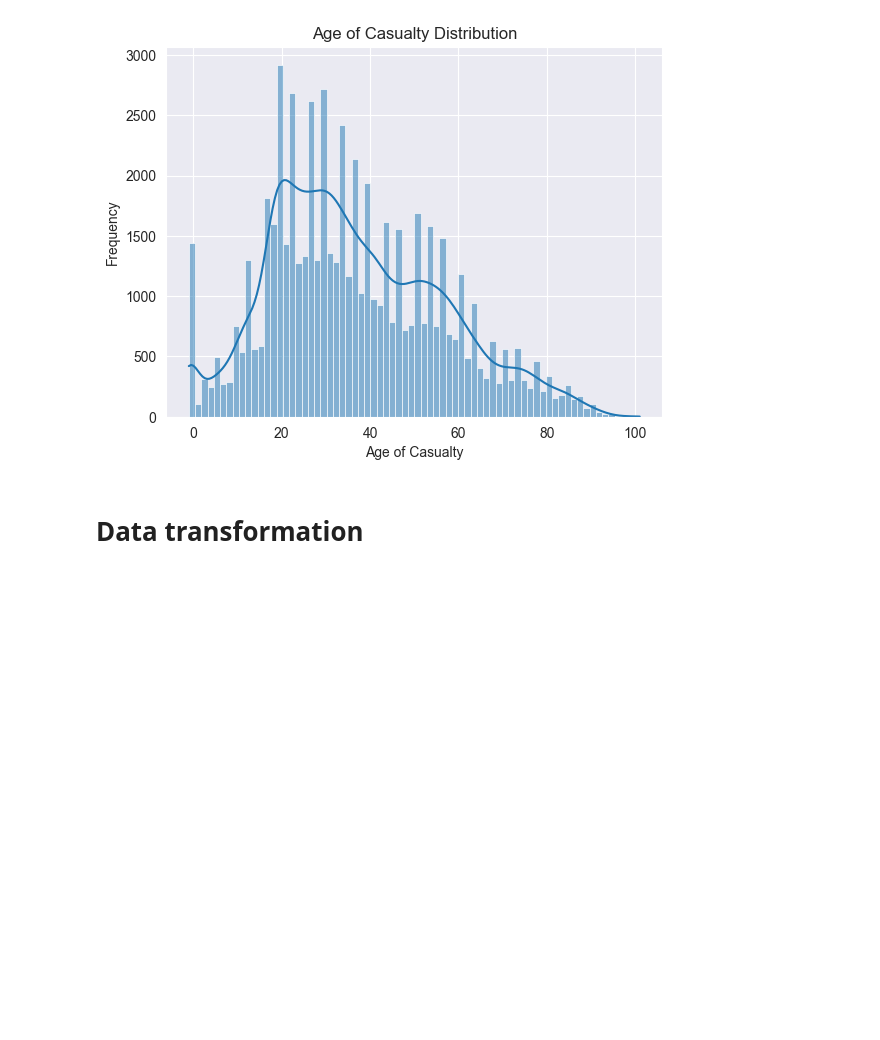
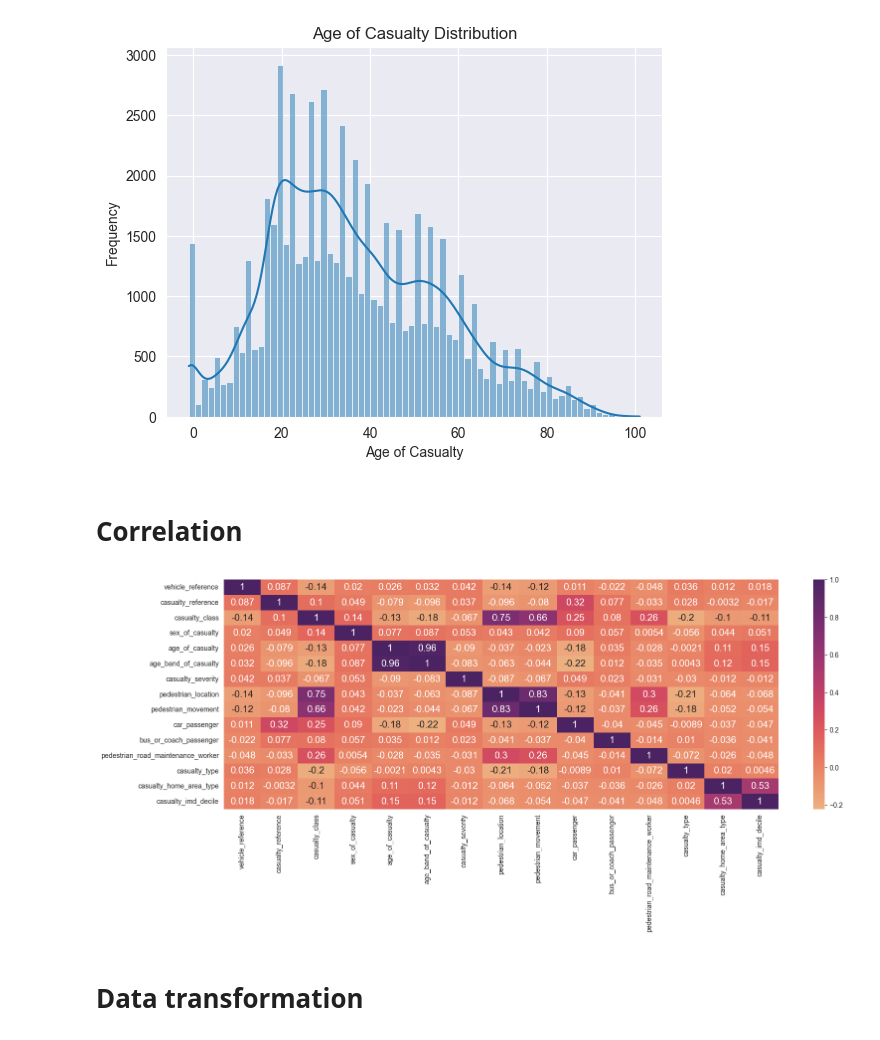
Before and after one commit to amin-fx/road-accident, a Jupyter notebook: main.ipynb, the cells around one changed output. Drawn from its saved outputs; the diff is of its cells as text; code cells hidden in the pictures; blank space fills up the shorter version.

```diff
--- a/main.ipynb
+++ b/main.ipynb
@@ -187,6 +187,17 @@ plt.ylabel('Frequency')
 plt.show()
 # %% [output]
 [figure]
+# %% [markdown]
+# Correlation
+# %%
+# Correlation of features
+dfDropped = df.drop(columns=["status", "lsoa_of_casualty", "accident_index", "accident_year", 'accident_reference'], axis=1)
+fig, ax = plt.subplots( figsize = (18,6) )
+corrMatrix = dfDropped.corr()
+corrHeatmap = sns.heatmap(corrMatrix, cmap = "flare", annot=True, annot_kws={"size": 14})
+plt.show()
+# %% [output]
+[figure, added]
 # %% [markdown]
 # Data transformation
 # %%
```
Also changed, not shown: parts of 2 cells of this notebook.
